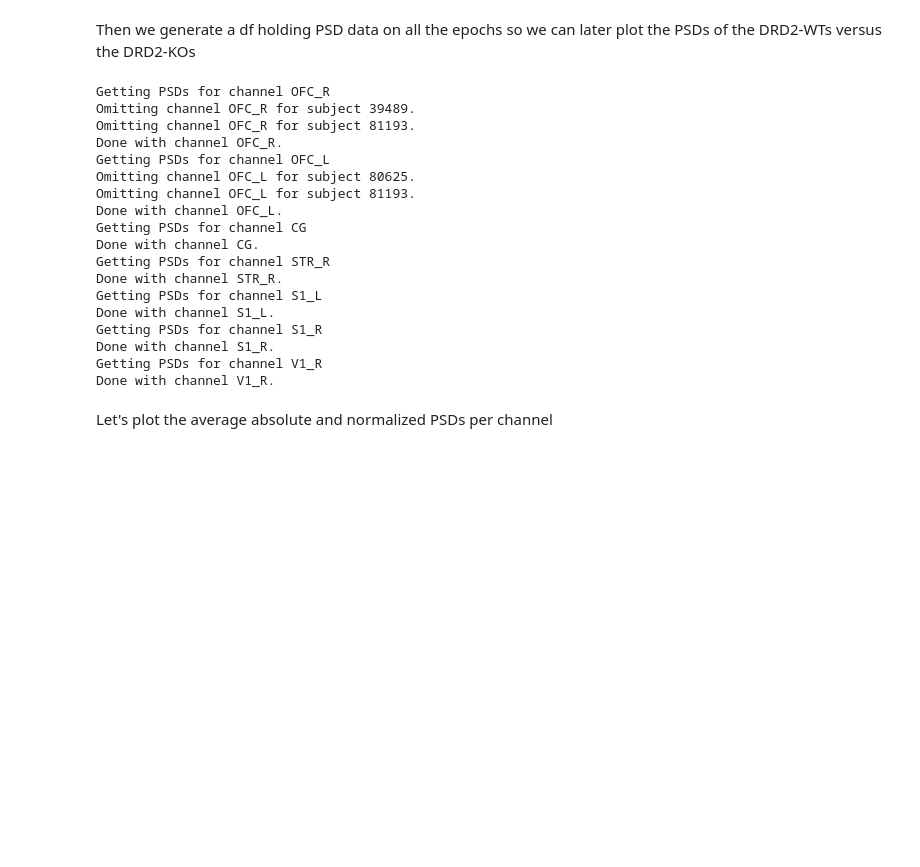
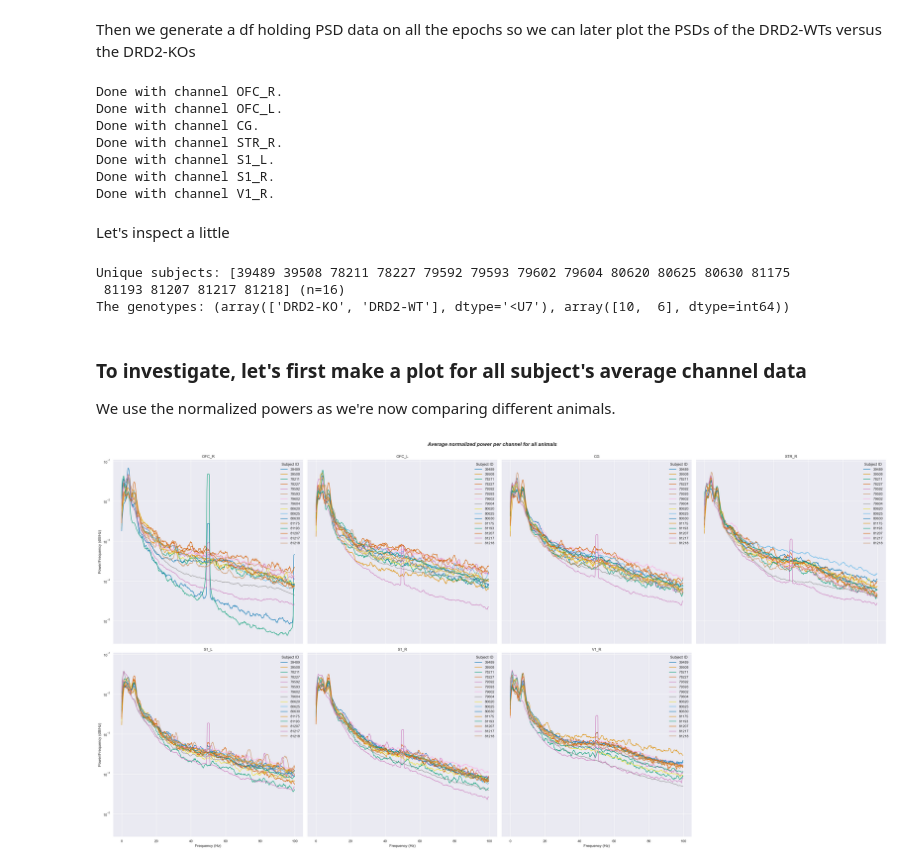
Before and after one commit to olledejong/rp2, a Jupyter notebook: resting_state/rest_epoch_analysis/rest_psd_analysis.ipynb, the cells around one changed output. Drawn from its saved outputs; the diff is of its cells as text; code cells hidden in the pictures; blank space fills up the shorter version.

```diff
--- a/resting_state/rest_epoch_analysis/rest_psd_analysis.ipynb
+++ b/resting_state/rest_epoch_analysis/rest_psd_analysis.ipynb
@@ -155,18 +164,11 @@ Then we generate a df holding PSD data on all the epochs so we can later plot th
 df = pd.DataFrame()
 
 for i, channel in enumerate(wanted_chans):
-    print(f'Getting PSDs for channel {channel}')
     for subject_epochs in all_subject_epochs:
         # slice resting epoch cluster from all non-movement epochs
         subject_id = int(subject_epochs.metadata["animal_id"].iloc[0])
         resting_epochs = subject_epochs[subject_epochs.metadata["cluster"] == cluster_annotations[subject_id]['rest']]
         genotype = resting_epochs.metadata["genotype"].iloc[0]
-
-        # skip plotting data of bad quality
-        if subject_id in low_qual_chans.keys():
-            if channel in low_qual_chans[subject_id]:
-                print(f"Omitting channel {channel} for subject {subject_id}.")
-                continue
 
         # get the average PSD for this subject
         psds_sub, freqs = psd_array_multitaper(
@@ -186,7 +188,7 @@ for i, channel in enumerate(wanted_chans):
         # save the average of this subject, so we can later plot the mean of the subject averages
         df = pd.concat([df, pd.DataFrame({
             "freq": freqs,
-            "psd (means)": mean_psd_sub,
+            "psd": mean_psd_sub,
             "psd (norm)": mean_psd_sub_norm,
             "subject_id": subject_id,
             "genotype": genotype,
@@ -195,23 +197,46 @@ for i, channel in enumerate(wanted_chans):
 
     print(f"Done with channel {channel}.")
 # %% [output]
-Getting PSDs for channel OFC_R
-Omitting channel OFC_R for subject 39489.
-Omitting channel OFC_R for subject 81193.
 Done with channel OFC_R.
-Getting PSDs for channel OFC_L
-Omitting channel OFC_L for subject 80625.
-Omitting channel OFC_L for subject 81193.
 Done with channel OFC_L.
-Getting PSDs for channel CG
 Done with channel CG.
-Getting PSDs for channel STR_R
 Done with channel STR_R.
-Getting PSDs for channel S1_L
 Done with channel S1_L.
-Getting PSDs for channel S1_R
 Done with channel S1_R.
-Getting PSDs for channel V1_R
 Done with channel V1_R.
-# %% [markdown]
-Let's plot the average absolute and normalized PSDs per channel
+# %% [markdown]
+Let's inspect a little
+# %%
+print(f'Unique subjects: {df.subject_id.unique()} (n={len(df.subject_id.unique())})')
+print(f'The genotypes: {np.unique([df[df.subject_id == subject_id].genotype.iloc[0] for subject_id in df.subject_id.unique()], return_counts=True)}')
+# %% [output]
+Unique subjects: [39489 39508 78211 78227 79592 79593 79602 79604 80620 80625 80630 81175
+ 81193 81207 81217 81218] (n=16)
+The genotypes: (array(['DRD2-KO', 'DRD2-WT'], dtype='<U7'), array([10,  6], dtype=int64))
+# %% [markdown]
+### To investigate, let's first make a plot for all subject's average channel data
+
+We use the normalized powers as we're now comparing different animals.
+# %%
+fig, axs = plt.subplots(2, 4, figsize=(35, 18), sharex=True, sharey=True)
+axs = axs.ravel()
+
+for i, channel in enumerate(wanted_chans):
+
+    channel_data = df[df.channel == channel]
+
+    sns.lineplot(channel_data, y='psd (norm)', x='freq', hue='subject_id', palette=sns.color_palette('colorblind', len(np.unique(df.subject_id))), ax=axs[i], errorbar=None)
+
+    axs[i].set_yscale('log')
+    axs[i].set_xlabel('Frequency (Hz)')
+    axs[i].set_ylabel('Power/Frequency (dB/Hz)')
+    axs[i].set_title(channel)
+    axs[i].legend(title='Subject ID', frameon=False)
+
+plt.suptitle('Average normalized power per channel for all animals', fontsize=16, fontweight='bold', fontstyle='italic', y=1)
+plt.tight_layout()
+axs[-1].remove()
+save_figure(os.path.join(plot_folder, 'average_norm_power_all_subject.pdf'))
+plt.show()
+# %% [output]
+[figure, added]
```
Also changed, not shown: parts of 27 cells of this notebook, 1 other file.
